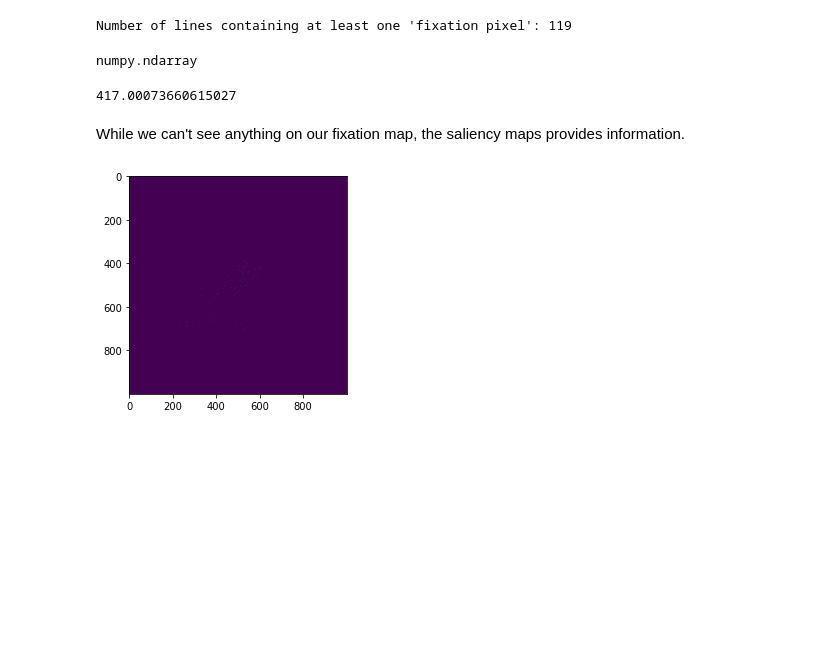
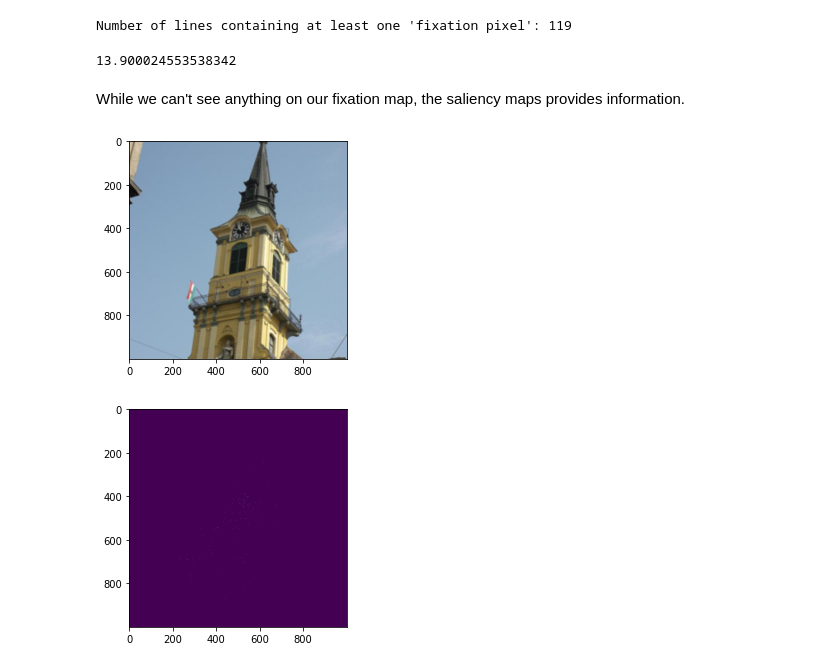
Before and after one commit to Ajamelot56/Projet_Visual_Attention, a Jupyter notebook: PC_2022_VA_Project.ipynb, the cells around one changed output. Cells and saved outputs as stored; diff of their text form; code cells hidden in the pictures; blank space fills up the shorter version.

```diff
--- a/PC_2022_VA_Project.ipynb
+++ b/PC_2022_VA_Project.ipynb
@@ -84,8 +102,3 @@ def get_salmap(fixmap: np.ndarray):
-# %%
-truc = get_salmap(converted_mat)
-type(truc)
-# %% [output]
-numpy.ndarray
 # %%
 def show_salmap(salmap: np.ndarray):
     plt.imshow(salmap)
@@ -119,13 +132,18 @@ v_res = 1024
 screen_w = 1000
 screen_h = 1000
 
-ppda = compute_ppda(distance, h_res, v_res, screen_w, screen_h)
+ppda = compute_ppda(distance, h_res, v_res, screen_w, screen_h)/30
 
-print(ppda) #this is way too high, let's just take 20 for now and ask the professor next wednesday.
+print(ppda)
 # %% [output]
-417.00073660615027
+13.900024553538342
 # %% [markdown]
 While we can't see anything on our fixation map, the saliency maps provides information.
+# %%
+plt.imshow(example_img)
+plt.show()
+# %% [output]
+[figure, added]
 # %%
 plt.imshow(converted_mat)
 plt.show()
```
Also changed, not shown: parts of 60 cells of this notebook.
